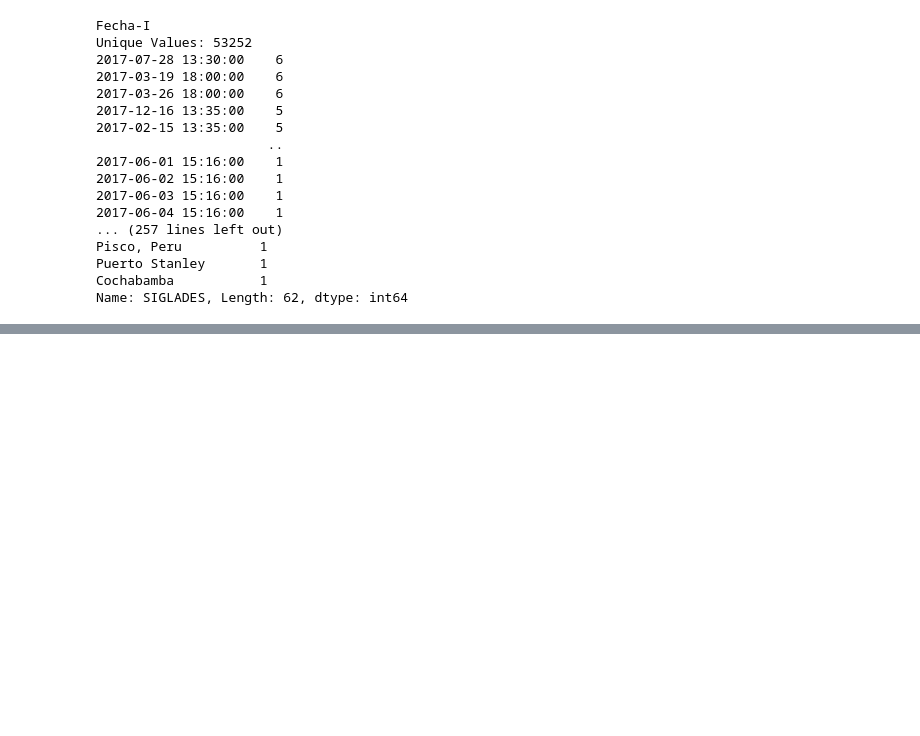
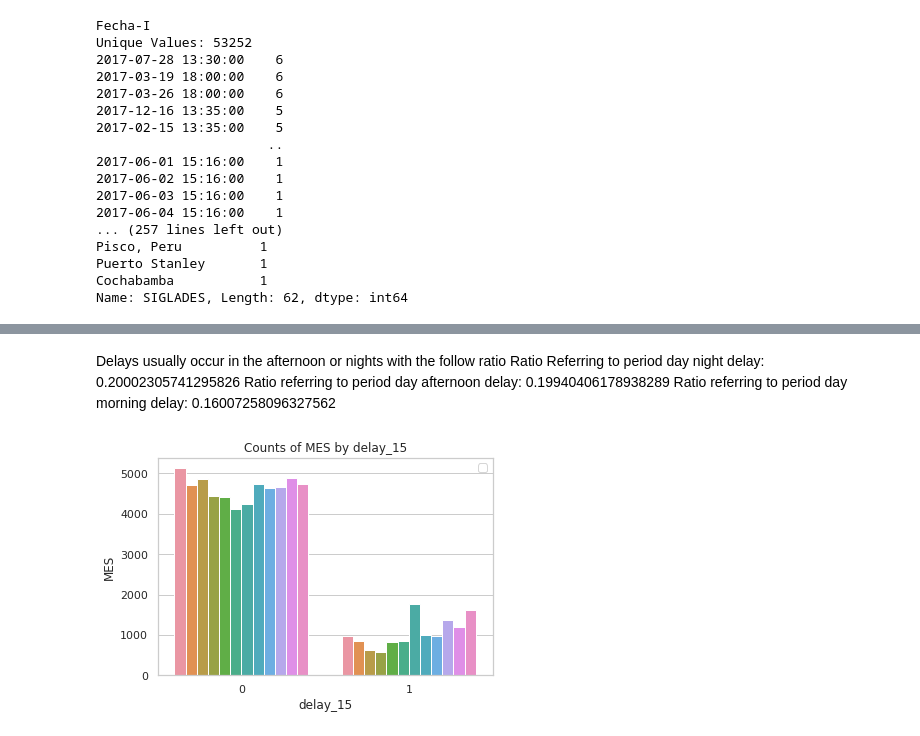
Before and after one commit to Alan-Hans/Challenge-Data-Scientist, a Jupyter notebook: solution.ipynb, the cells around one changed output, grey strips where cells are left out. Saved outputs shown, nothing was run; the diff lists cells and outputs as text; code cells hidden in the pictures; blank space fills up the shorter version.

```diff
--- a/solution.ipynb
+++ b/solution.ipynb
@@ -168,0 +363,18 @@ Name: SIGLADES, Length: 62, dtype: int64
+# %% [markdown]
+Delays usually occur in the afternoon or nights with the follow ratio Ratio Referring to period day night delay:
+0.20002305741295826
+Ratio referring to period day afternoon delay:
+0.19940406178938289
+Ratio referring to period day morning delay:
+0.16007258096327562
+# %%
+sns.countplot(x='delay_15', hue='MES', data=df)
+
+# set axis labels and title
+plt.xlabel('delay_15')
+plt.ylabel('MES')
+plt.title('Counts of MES by delay_15')
+plt.legend(labels=[])
+plt.show()
+# %% [output]
+[figure, added]
```
Also changed, not shown: parts of 30 cells of this notebook.
